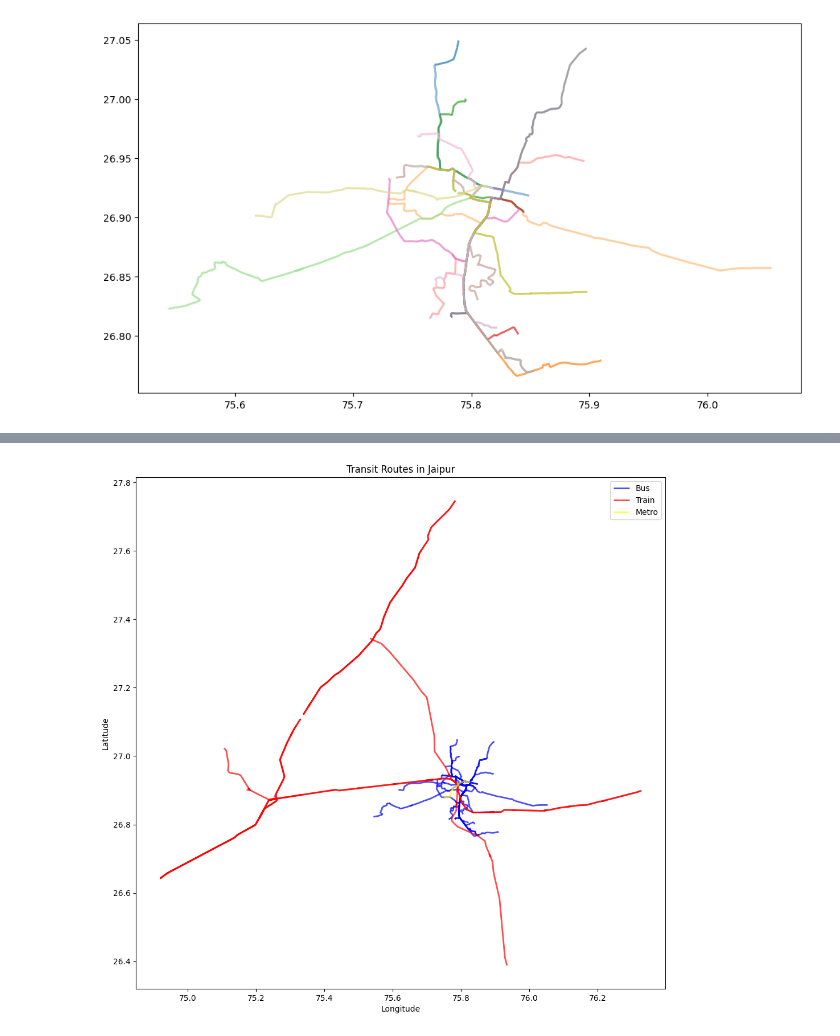
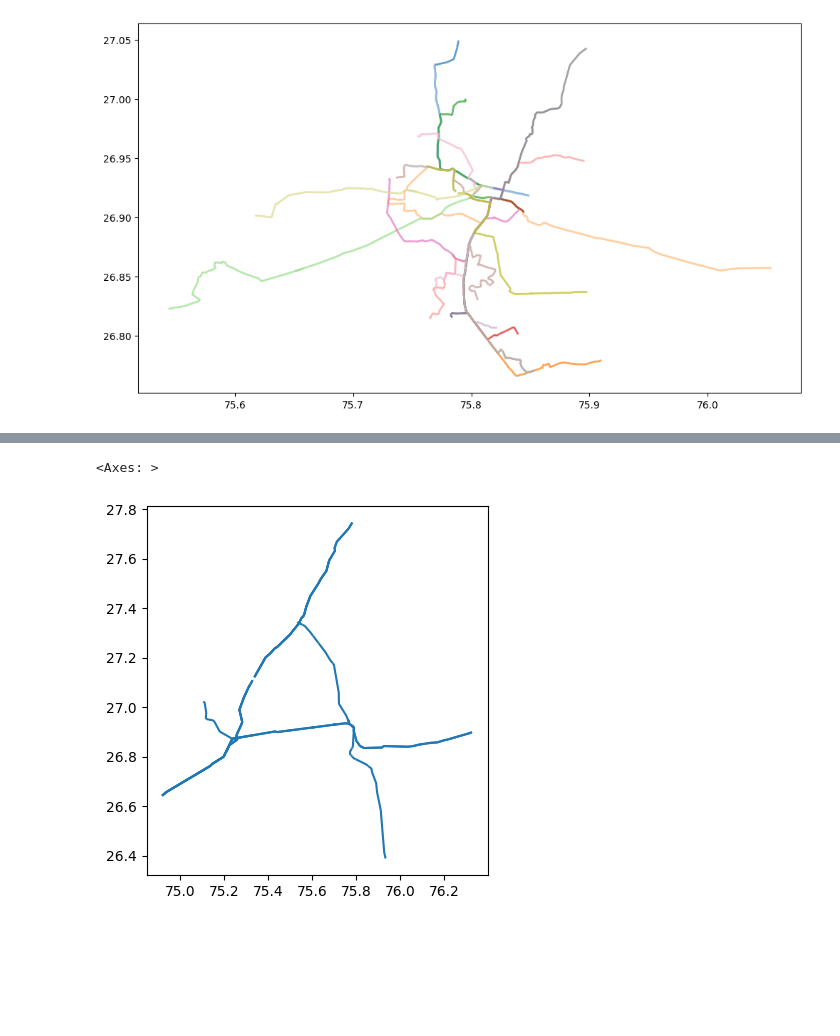
Before and after one commit to shaunhoang/mobility-dash, a Jupyter notebook: data-source/data-analysis/transit_routes.ipynb, the cells around one changed output, grey strips where cells are left out. Drawn from its saved outputs; the diff is of its cells as text; code cells hidden in the pictures; blank space fills up the shorter version.

```diff
--- a/data-source/data-analysis/transit_routes.ipynb
+++ b/data-source/data-analysis/transit_routes.ipynb
@@ -232,13 +206,8 @@ plt.show()
-# %%
-fig, ax = plt.subplots(figsize=(12, 12))
-gdf_bus.plot(ax=ax, color='blue', linewidth=2, label='Bus', alpha=0.7)
-gdf_train.plot(ax=ax, color='red', linewidth=2, label='Train', alpha=0.7)
-gdf_metro.plot(ax=ax, color='yellow', linewidth=2, label='Metro', alpha=0.7)
-ax.set_title("Transit Routes in Jaipur")
-ax.set_xlabel("Longitude")
-ax.set_ylabel("Latitude")
-ax.legend()
-plt.show()
-# %% [output]
-[figure, removed]
+# %%
+# filter for just the routes with service as a not null string
+gdf_train = gdf_train[gdf_train.service.isnull()]
+gdf_train.plot()
+# %% [output]
+<Axes: >
+[figure, added]
 # %%
```
Also changed, not shown: parts of 17 cells of this notebook, 21 other files.
